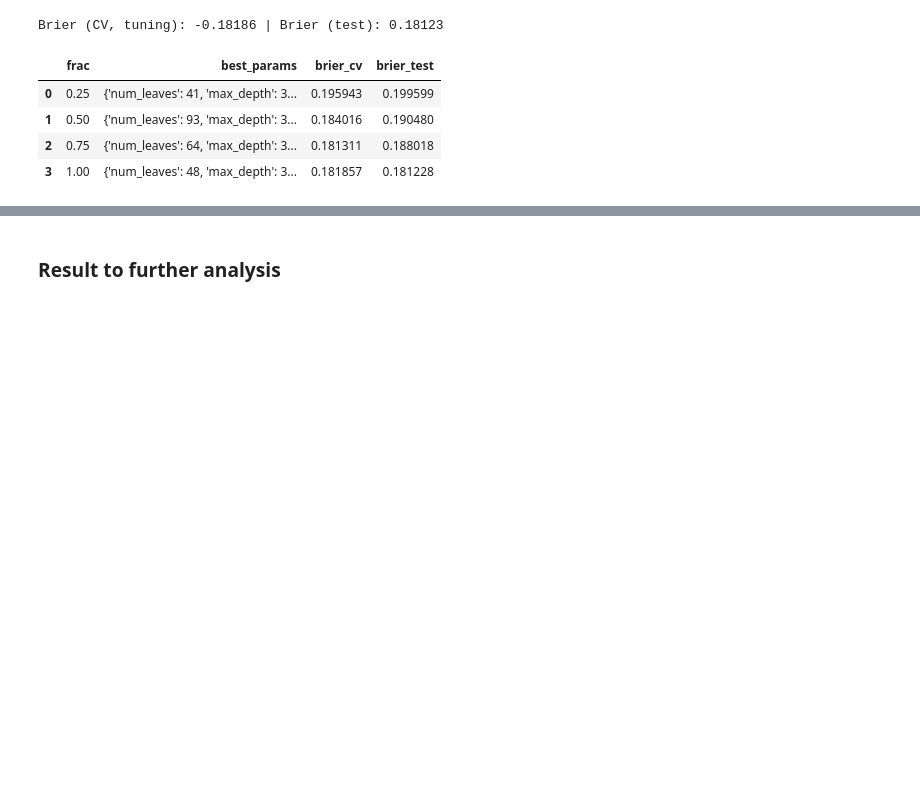
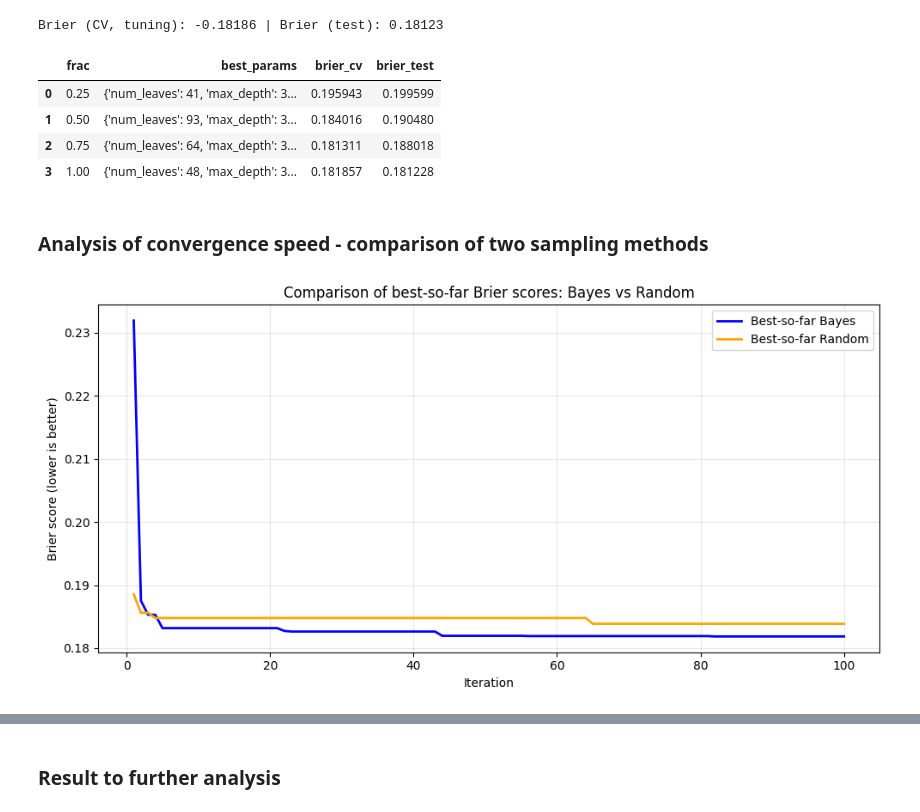
Before and after one commit to Wysocki-Piotr/Hyperparameter-optimization, a Jupyter notebook: LightGBM.ipynb, the cells around one changed output, grey strips where cells are left out. Drawn from its saved outputs; the diff is of its cells as text; code cells hidden in the pictures; blank space fills up the shorter version.

Commit message:
Convergence comparison + statistical test added

```diff
--- a/LightGBM.ipynb
+++ b/LightGBM.ipynb
@@ -184,6 +206,8 @@ rnd.best_params_
 best_so_far[-1]
 # %% [output]
 np.float64(0.18386437309700304)
+# %%
+best_random1 = best_so_far
 # %% [markdown]
 ### Criterium of stabilization - in 10 steps in a row there is no improvement in brier score more than 1e-3
 # %%
@@ -630,6 +660,8 @@ result = bayes_optimize(X1_train, y1_train)
 # %%
 brier_per_iter = result["brier_per_iter"]
 best_so_far = result["best_so_far"]
+# %%
+best_bayes1 = best_so_far
 # %%
 result["best_params"]
 # %% [output]
@@ -944,3 +982,26 @@ results
 | 1 | 0.50 | {'num_leaves': 93, 'max_depth': 3... | 0.184016 | 0.190480 |
 | 2 | 0.75 | {'num_leaves': 64, 'max_depth': 3... | 0.181311 | 0.188018 |
 | 3 | 1.00 | {'num_leaves': 48, 'max_depth': 3... | 0.181857 | 0.181228 |
+# %% [markdown]
+### Analysis of convergence speed - comparison of two sampling methods
+# %%
+def chart_best_so_far(iters, best_so_far_bayes, best_so_far_random, stabilized_at=None):
+    plt.figure(figsize=(10, 5))
+
+    plt.plot(iters, best_so_far_bayes, linewidth=2, label='Best-so-far Bayes', color='blue')
+    plt.plot(iters, best_so_far_random, linewidth=2, label='Best-so-far Random', color='orange')
+
+    if stabilized_at is not None:
+        plt.axvline(stabilized_at, linestyle='--', linewidth=1, label=f'Stabilized at {stabilized_at}')
+
+    plt.xlabel('Iteration')
+    plt.ylabel('Brier score (lower is better)')
+    plt.title('Comparison of best-so-far Brier scores: Bayes vs Random')
+    plt.legend()
+    plt.grid(True, alpha=0.3)
+    plt.tight_layout()
+    plt.show()
+# %%
+chart_best_so_far(iters, best_bayes1, best_random1)
+# %% [output]
+[figure, added]
```
Also changed, not shown: parts of 29 cells of this notebook, 1 other file.
